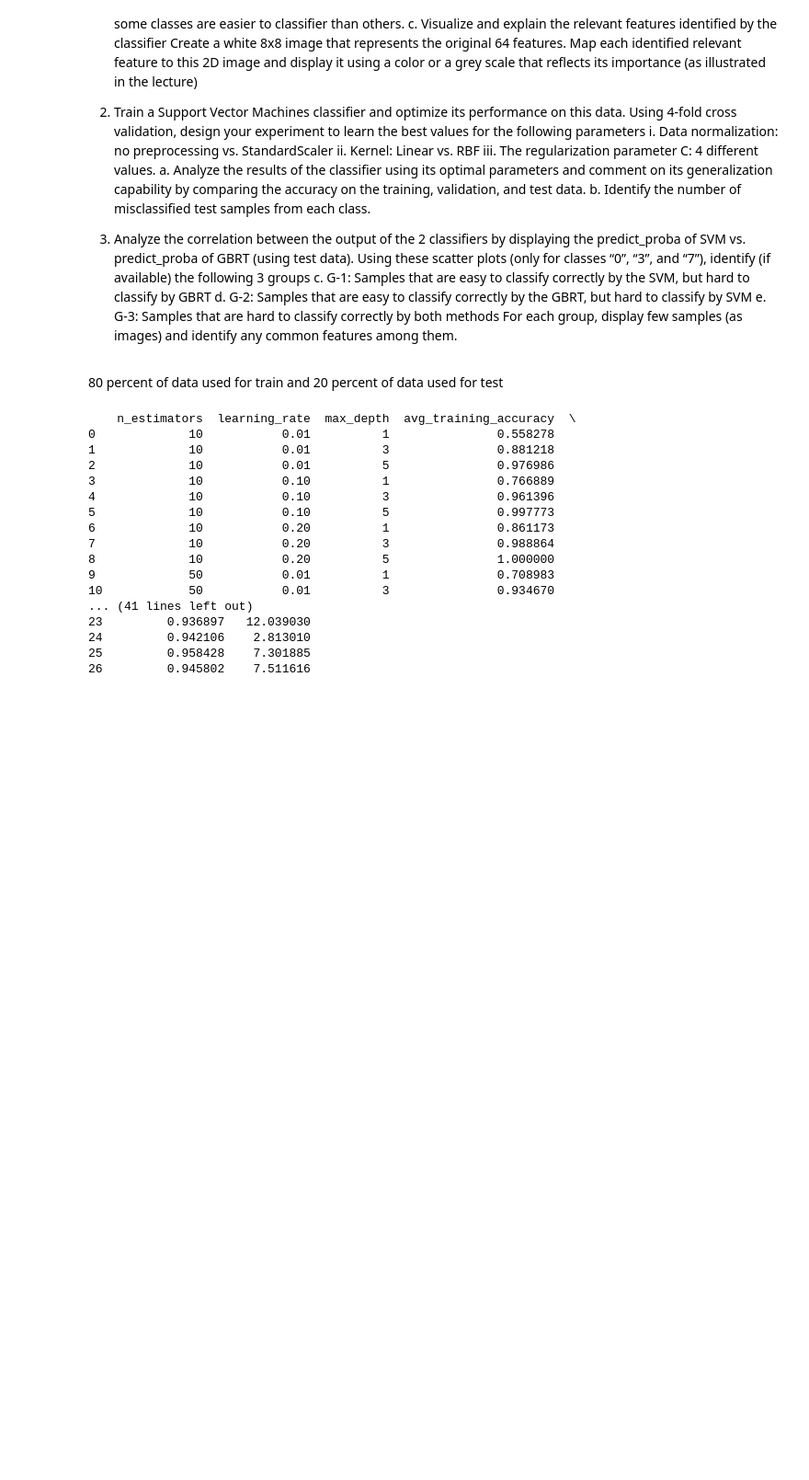
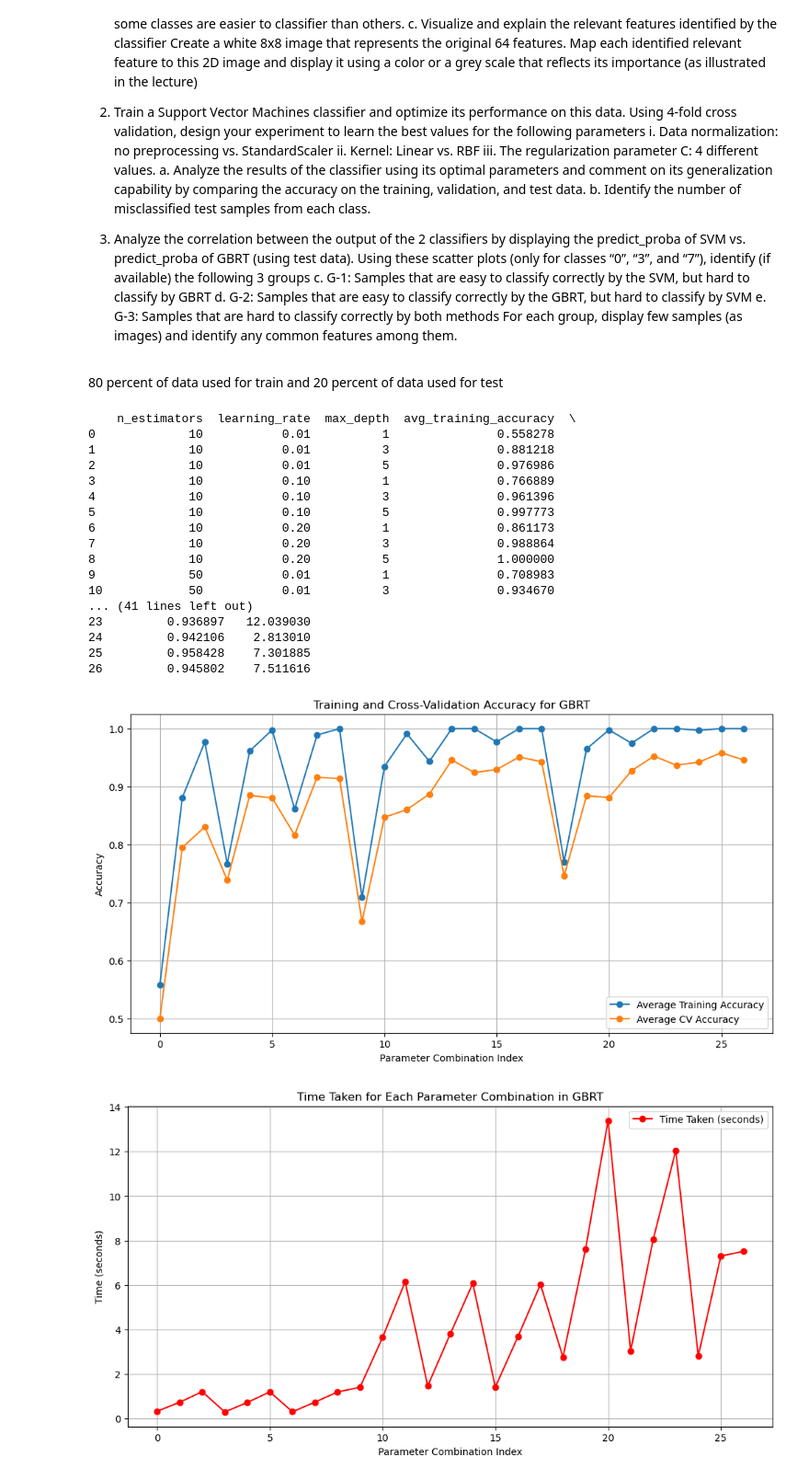
Before and after one commit to mencinas93/GBT-and-SVM, a Jupyter notebook: Midterm_Encinas_Michael_ML.ipynb, the cells around one changed output. Shown: that part at 92% size. Drawn from its saved outputs; the diff is of its cells as text; code cells hidden in the pictures; blank space fills up the shorter version.

```diff
--- a/Midterm_Encinas_Michael_ML.ipynb
+++ b/Midterm_Encinas_Michael_ML.ipynb
@@ -114,3 +114,26 @@ print(results_df)
 24         0.942106    2.813010
 25         0.958428    7.301885
 26         0.945802    7.511616
+# %%
+plt.figure(figsize=(12, 6))
+plt.plot(results_df['avg_training_accuracy'], label='Average Training Accuracy', marker='o')
+plt.plot(results_df['avg_cv_accuracy'], label='Average CV Accuracy', marker='o')
+plt.xlabel('Parameter Combination Index')
+plt.ylabel('Accuracy')
+plt.title('Training and Cross-Validation Accuracy for GBRT')
+plt.legend()
+plt.grid(True)
+plt.show()
+
+
+plt.figure(figsize=(12, 6))
+plt.plot(results_df['time_taken'], label='Time Taken (seconds)', marker='o', color='r')
+plt.xlabel('Parameter Combination Index')
+plt.ylabel('Time (seconds)')
+plt.title('Time Taken for Each Parameter Combination in GBRT')
+plt.legend()
+plt.grid(True)
+plt.show()
+# %% [output]
+[figure, added]
+[figure, added]
```
Also changed, not shown: parts of 1 cell of this notebook.
